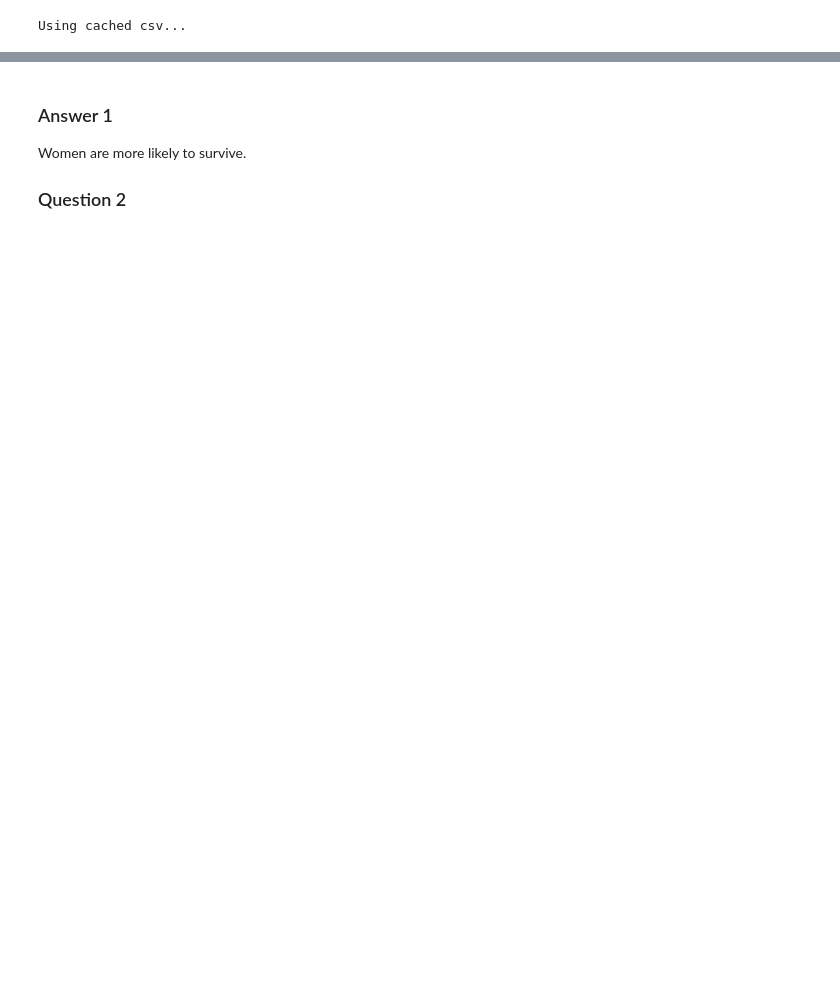
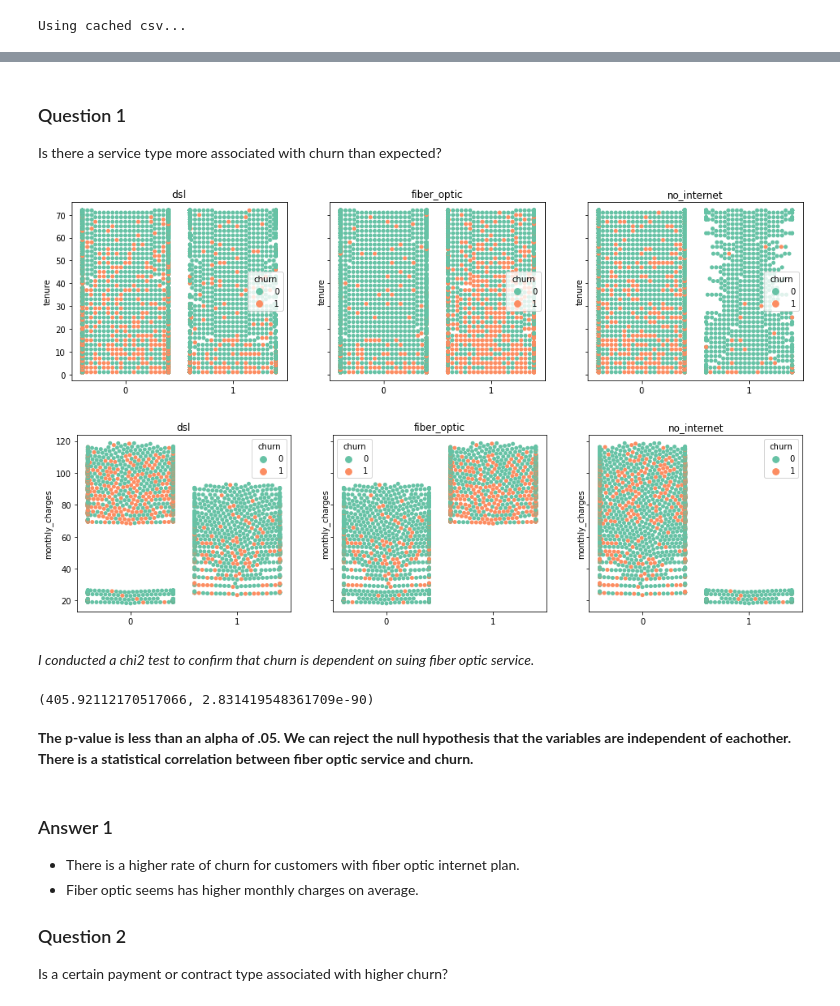
Before and after one commit to kristofer-rivera/classification-project, a Jupyter notebook: final_report.ipynb, the cells around one changed output, grey strips where cells are left out. Saved outputs shown, nothing was run; the diff lists cells and outputs as text; code cells hidden in the pictures; blank space fills up the shorter version.

```diff
--- a/final_report.ipynb
+++ b/final_report.ipynb
@@ -83,0 +115,17 @@ Was the phrase "women and children first" just a myth or did they really try to
+# %% [markdown]
+### Question 1
+
+Is there a service type more associated with churn than expected?
+# %%
+#Conduct multivariate statistic visualiazation
+target = 'churn'
+cat_vars = ['dsl', 'fiber_optic', 'no_internet']
+quant_vars = ['tenure', 'monthly_charges']
+
+ex.plot_swarm_grid_with_color(train, target, cat_vars, quant_vars)
+plt.show()
+# %% [output]
+[figure, added]
+[figure, added]
+# %% [markdown]
+*I conducted a chi2 test to confirm that churn is dependent on suing fiber optic service.*
@@ -84,6 +137,15 @@ Was the phrase "women and children first" just a myth or did they really try to
+# %%
+chi2, p, degf, expected = stats.chi2_contingency(observed)
+chi2, p
+# %% [output]
+(405.92112170517066, 2.831419548361709e-90)
+# %% [markdown]
+**The p-value is less than an alpha of .05. We can reject the null hypothesis that the variables are independent of eachother. There is a statistical correlation between fiber optic service and churn.**
 # %% [markdown]
 ### Answer 1
-
-Women are more likely to survive.
+- There is a higher rate of churn for customers with fiber optic internet plan.
+- Fiber optic seems has higher monthly charges on average.
 
 ### Question 2
+
+Is a certain payment or contract type associated with higher churn?
```
Also changed, not shown: parts of 49 cells of this notebook.
